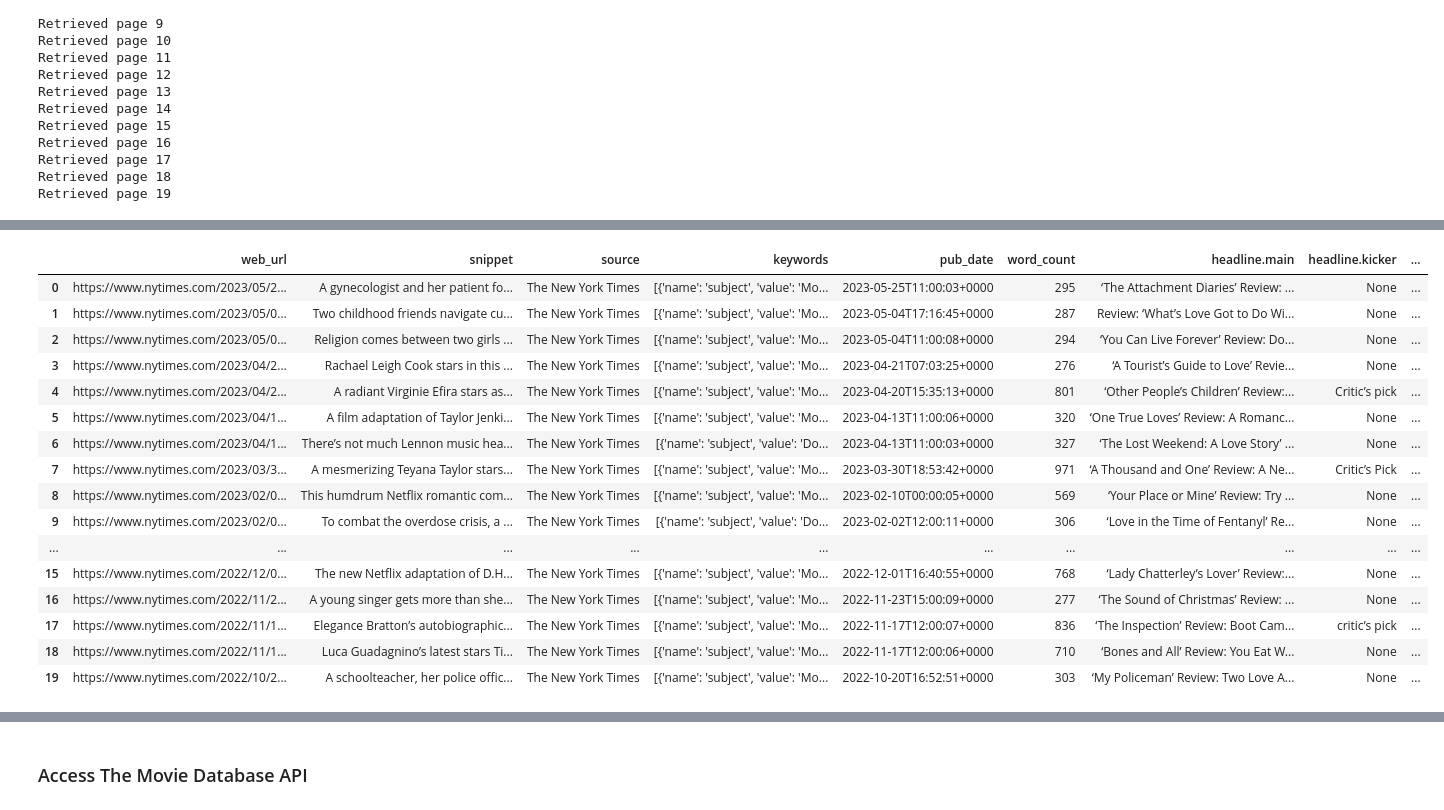
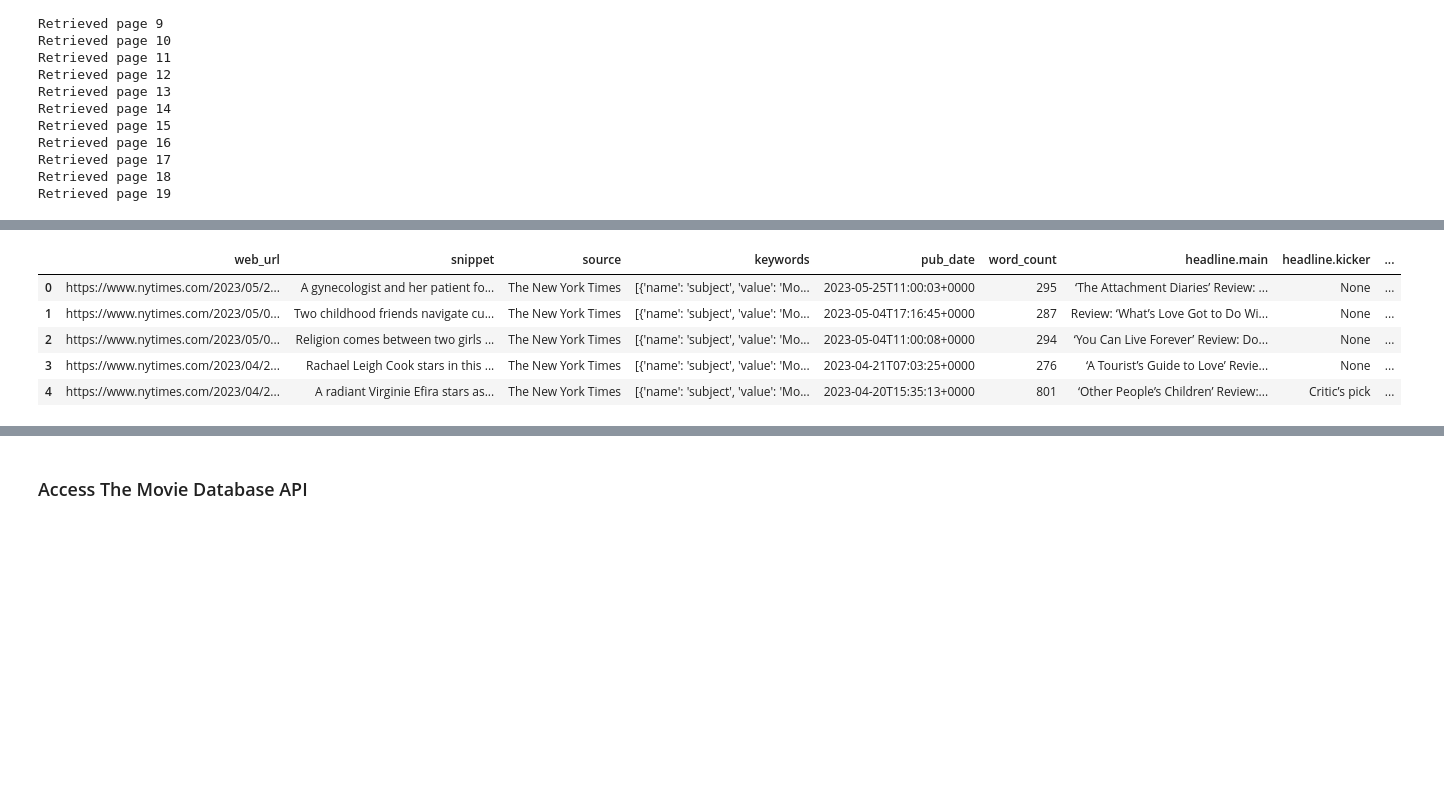
Before and after one commit to teleman1991/data-sourcing-challenge, a Jupyter notebook: retrieve_movie_data.ipynb, the cells around one changed output, grey strips where cells are left out. Cells and saved outputs as stored; diff of their text form; code cells hidden in the pictures; blank space fills up the shorter version.

```diff
--- a/retrieve_movie_data.ipynb
+++ b/retrieve_movie_data.ipynb
@@ -147,25 +147,14 @@ print(json.dumps(reviews_list, indent=4))
 # %%
 # Convert reviews_list to a Pandas DataFrame using json_normalize()
 review_df = pd.json_normalize(reviews_list)
-review_df
+review_df.head()
 # %% [output]
 |  | web_url | snippet | source | keywords | pub_date | word_count | headline.main | headline.kicker | ... |
 | 0 | https://www.nytimes.com/2023/05/2... | A gynecologist and her patient fo... | The New York Times | [{'name': 'subject', 'value': 'Mo... | 2023-05-25T11:00:03+0000 | 295 | ‘The Attachment Diaries’ Review: ... | None | ... |
 | 1 | https://www.nytimes.com/2023/05/0... | Two childhood friends navigate cu... | The New York Times | [{'name': 'subject', 'value': 'Mo... | 2023-05-04T17:16:45+0000 | 287 | Review: ‘What’s Love Got to Do Wi... | None | ... |
 | 2 | https://www.nytimes.com/2023/05/0... | Religion comes between two girls ... | The New York Times | [{'name': 'subject', 'value': 'Mo... | 2023-05-04T11:00:08+0000 | 294 | ‘You Can Live Forever’ Review: Do... | None | ... |
 | 3 | https://www.nytimes.com/2023/04/2... | Rachael Leigh Cook stars in this ... | The New York Times | [{'name': 'subject', 'value': 'Mo... | 2023-04-21T07:03:25+0000 | 276 | ‘A Tourist’s Guide to Love’ Revie... | None | ... |
 | 4 | https://www.nytimes.com/2023/04/2... | A radiant Virginie Efira stars as... | The New York Times | [{'name': 'subject', 'value': 'Mo... | 2023-04-20T15:35:13+0000 | 801 | ‘Other People’s Children’ Review:... | Critic’s pick | ... |
-| 5 | https://www.nytimes.com/2023/04/1... | A film adaptation of Taylor Jenki... | The New York Times | [{'name': 'subject', 'value': 'Mo... | 2023-04-13T11:00:06+0000 | 320 | ‘One True Loves’ Review: A Romanc... | None | ... |
-| 6 | https://www.nytimes.com/2023/04/1... | There’s not much Lennon music hea... | The New York Times | [{'name': 'subject', 'value': 'Do... | 2023-04-13T11:00:03+0000 | 327 | ‘The Lost Weekend: A Love Story’ ... | None | ... |
-| 7 | https://www.nytimes.com/2023/03/3... | A mesmerizing Teyana Taylor stars... | The New York Times | [{'name': 'subject', 'value': 'Mo... | 2023-03-30T18:53:42+0000 | 971 | ‘A Thousand and One’ Review: A Ne... | Critic’s Pick | ... |
-| 8 | https://www.nytimes.com/2023/02/0... | This humdrum Netflix romantic com... | The New York Times | [{'name': 'subject', 'value': 'Mo... | 2023-02-10T00:00:05+0000 | 569 | ‘Your Place or Mine’ Review: Try ... | None | ... |
-| 9 | https://www.nytimes.com/2023/02/0... | To combat the overdose crisis, a ... | The New York Times | [{'name': 'subject', 'value': 'Do... | 2023-02-02T12:00:11+0000 | 306 | ‘Love in the Time of Fentanyl’ Re... | None | ... |
-| ... | ... | ... | ... | ... | ... | ... | ... | ... | ... |
-| 15 | https://www.nytimes.com/2022/12/0... | The new Netflix adaptation of D.H... | The New York Times | [{'name': 'subject', 'value': 'Mo... | 2022-12-01T16:40:55+0000 | 768 | ‘Lady Chatterley’s Lover’ Review:... | None | ... |
-| 16 | https://www.nytimes.com/2022/11/2... | A young singer gets more than she... | The New York Times | [{'name': 'subject', 'value': 'Mo... | 2022-11-23T15:00:09+0000 | 277 | ‘The Sound of Christmas’ Review: ... | None | ... |
-| 17 | https://www.nytimes.com/2022/11/1... | Elegance Bratton’s autobiographic... | The New York Times | [{'name': 'subject', 'value': 'Mo... | 2022-11-17T12:00:07+0000 | 836 | ‘The Inspection’ Review: Boot Cam... | critic’s pick | ... |
-| 18 | https://www.nytimes.com/2022/11/1... | Luca Guadagnino’s latest stars Ti... | The New York Times | [{'name': 'subject', 'value': 'Mo... | 2022-11-17T12:00:06+0000 | 710 | ‘Bones and All’ Review: You Eat W... | None | ... |
-| 19 | https://www.nytimes.com/2022/10/2... | A schoolteacher, her police offic... | The New York Times | [{'name': 'subject', 'value': 'Mo... | 2022-10-20T16:52:51+0000 | 303 | ‘My Policeman’ Review: Two Love A... | None | ... |
 # %%
 # Extract the title from the "headline.main" column and
 titles = review_df['headline.main']
```
Also changed, not shown: parts of 14 cells of this notebook, 1 other file.
